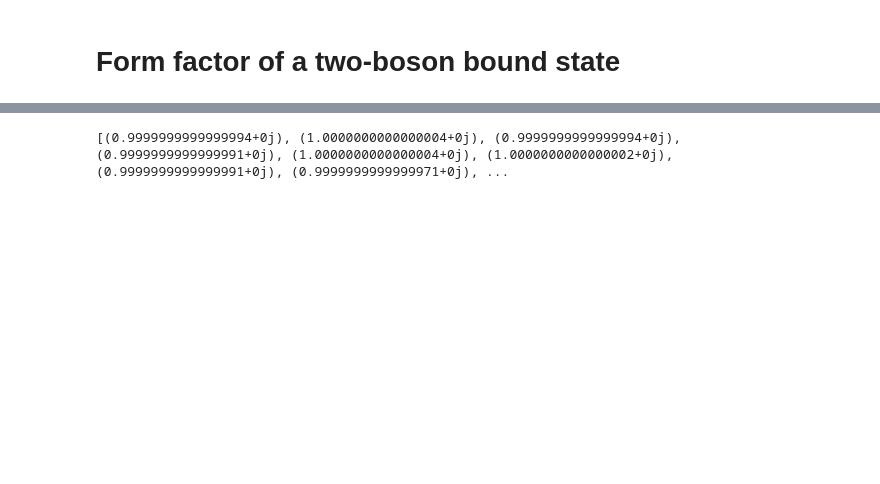
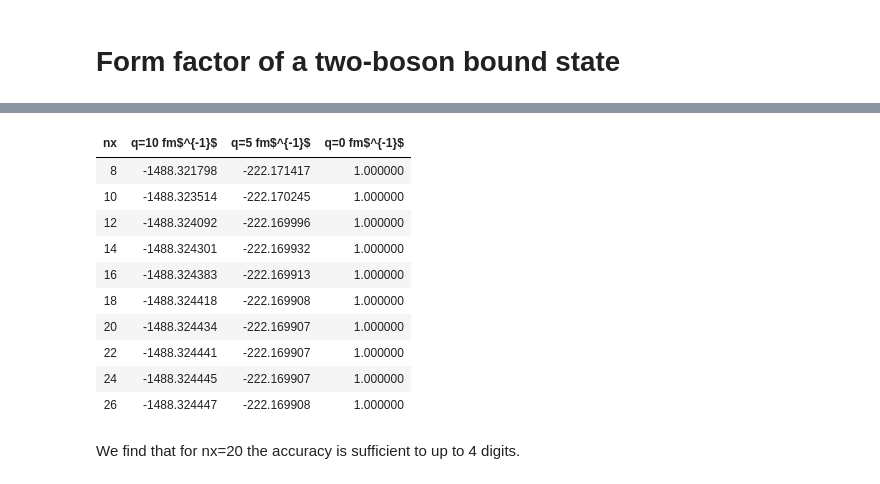
Before and after one commit to dschuechter/physics760_schuechter_krause, a Jupyter notebook: Exercise06/exercise_06.ipynb, the cells around one changed output, grey strips where cells are left out. Saved outputs shown, nothing was run; the diff lists cells and outputs as text; code cells hidden in the pictures; blank space fills up the shorter version.

```diff
--- a/Exercise06/exercise_06.ipynb
+++ b/Exercise06/exercise_06.ipynb
@@ -61,10 +62,27 @@ def Formfactor(q,p,weight,wf,nx,m,n):
     inter= interp1d(p, wf, kind='cubic',fill_value="extrapolate")
     wf_inter=inter(p-1/2*q)#interpolate the wf to the grid p-1/2q
     p_int=np.sum(p**2*angle_int*wf*wf_inter*weight)
-    return p_int*2*np.pi
+    return np.real(p_int*2*np.pi)
-# %%
-nx_list=[8+2*i for i in range(10)]
-f_list=[Formfactor(0,p_list[-1],weight_list[-1],psi_list[-1],nx,1,1) for nx in nx_list]
-print(f_list)
-# %% [output]
-[(0.9999999999999994+0j), (1.0000000000000004+0j), (0.9999999999999994+0j), (0.9999999999999991+0j), (1.0000000000000004+0j), (1.0000000000000002+0j), (0.9999999999999991+0j), (0.9999999999999971+0j), ...
+# %%
+nx_list=[8+2*i for i in range(10)]
+f_list_1=[Formfactor(10,p_list[-1],weight_list[-1],psi_list[-1],nx,1,1) for nx in nx_list]
+f_list_2=[Formfactor(5,p_list[-1],weight_list[-1],psi_list[-1],nx,1,1) for nx in nx_list]
+f_list_3=[Formfactor(0,p_list[-1],weight_list[-1],psi_list[-1],nx,1,1) for nx in nx_list]
+f_list=[f_list_1,f_list_2,f_list_3]
+table = {"nx":nx_list, "q=10 fm$^{-1}$":f_list_1, "q=5 fm$^{-1}$":f_list_2, "q=0 fm$^{-1}$":f_list_3}
+table = pd.DataFrame(data=table)
+table.style.hide_index()
+# %% [output]
+| nx | q=10 fm$^{-1}$ | q=5 fm$^{-1}$ | q=0 fm$^{-1}$ |
+| 8 | -1488.321798 | -222.171417 | 1.000000 |
+| 10 | -1488.323514 | -222.170245 | 1.000000 |
+| 12 | -1488.324092 | -222.169996 | 1.000000 |
+| 14 | -1488.324301 | -222.169932 | 1.000000 |
+| 16 | -1488.324383 | -222.169913 | 1.000000 |
+| 18 | -1488.324418 | -222.169908 | 1.000000 |
+| 20 | -1488.324434 | -222.169907 | 1.000000 |
+| 22 | -1488.324441 | -222.169907 | 1.000000 |
+| 24 | -1488.324445 | -222.169907 | 1.000000 |
+| 26 | -1488.324447 | -222.169908 | 1.000000 |
+# %% [markdown]
+We find that for nx=20 the accuracy is sufficient to up to 4 digits.
```
Also changed, not shown: parts of 2 cells of this notebook.
